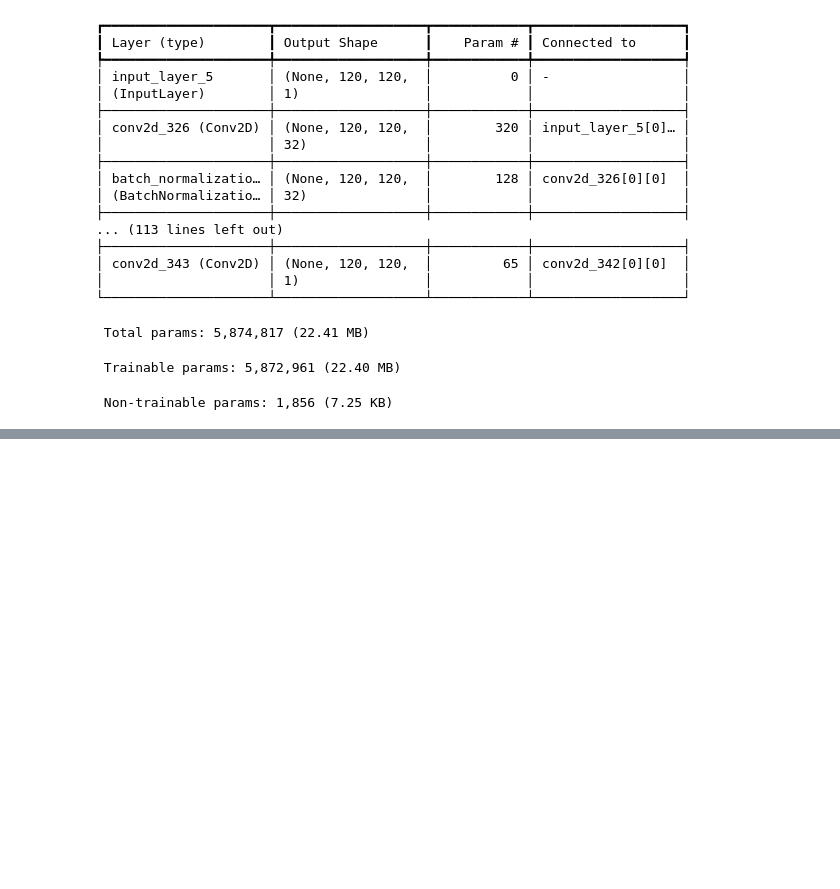
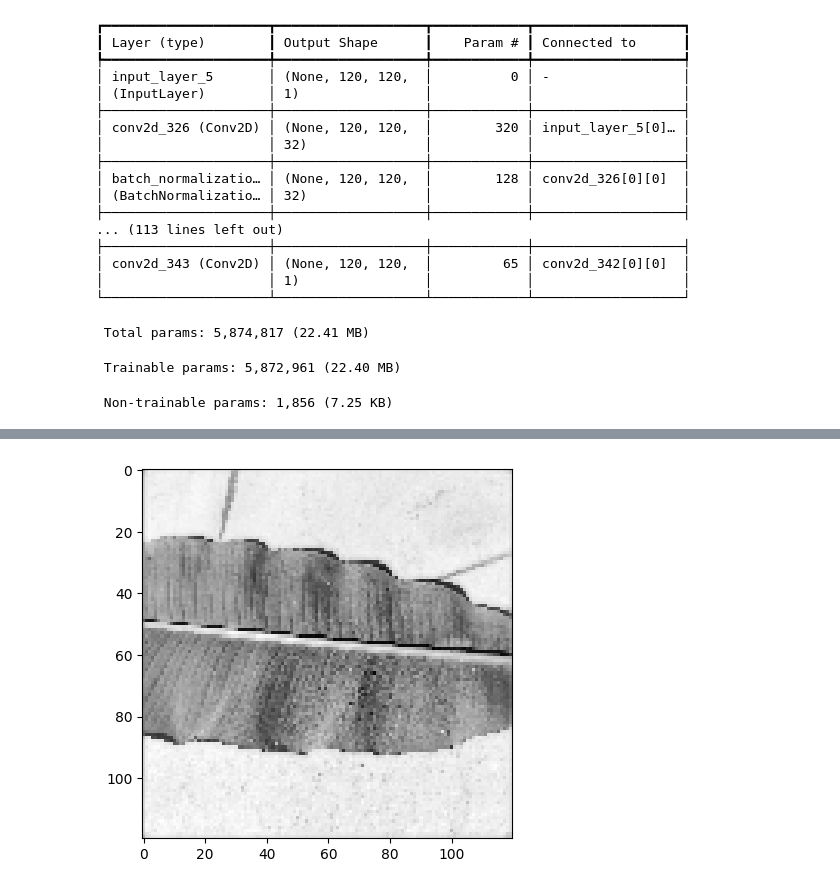
Before and after one commit to DarshilPungalia/Auto-Forest, a Jupyter notebook: autoforest.ipynb, the cells around one changed output, grey strips where cells are left out. Cells and saved outputs as stored; diff of their text form; code cells hidden in the pictures; blank space fills up the shorter version.

```diff
--- a/autoforest.ipynb
+++ b/autoforest.ipynb
@@ -98,7 +99,7 @@ plt.imshow(test, cmap='gray');
 # %% [output]
 [figure]
 # %%
-BATCH_SIZE = 64
+BATCH_SIZE = 96
 IMG_SIZE = (120, 120, 1)
 DIRECTORY_PATH = r"C:\Users\LENOVO\Desktop\New folder (3)"
 # %%
@@ -779,0 +787,7 @@ Model: "resnet_skip_autoencoder"
+# %%
+perceptualEncoder.compile(optimizer=tf.keras.optimizers.Adam(learning_rate=1e-4), loss=cross_similarity)
+
+perceptualEncoder.fit(
+    trainData.repeat(),
+    epochs=20,
+    steps_per_epoch=50)
@@ -779,0 +813,4 @@ Model: "resnet_skip_autoencoder"
+# %%
+prediction4 = perceptualEncoder.predict(testImg)
+plt.imshow(prediction4[0], cmap='gray');
+# %% [output]
@@ -779,0 +818 @@ Model: "resnet_skip_autoencoder"
+[figure, added]
```
Also changed, not shown: parts of 11 cells of this notebook, 1 other file.
